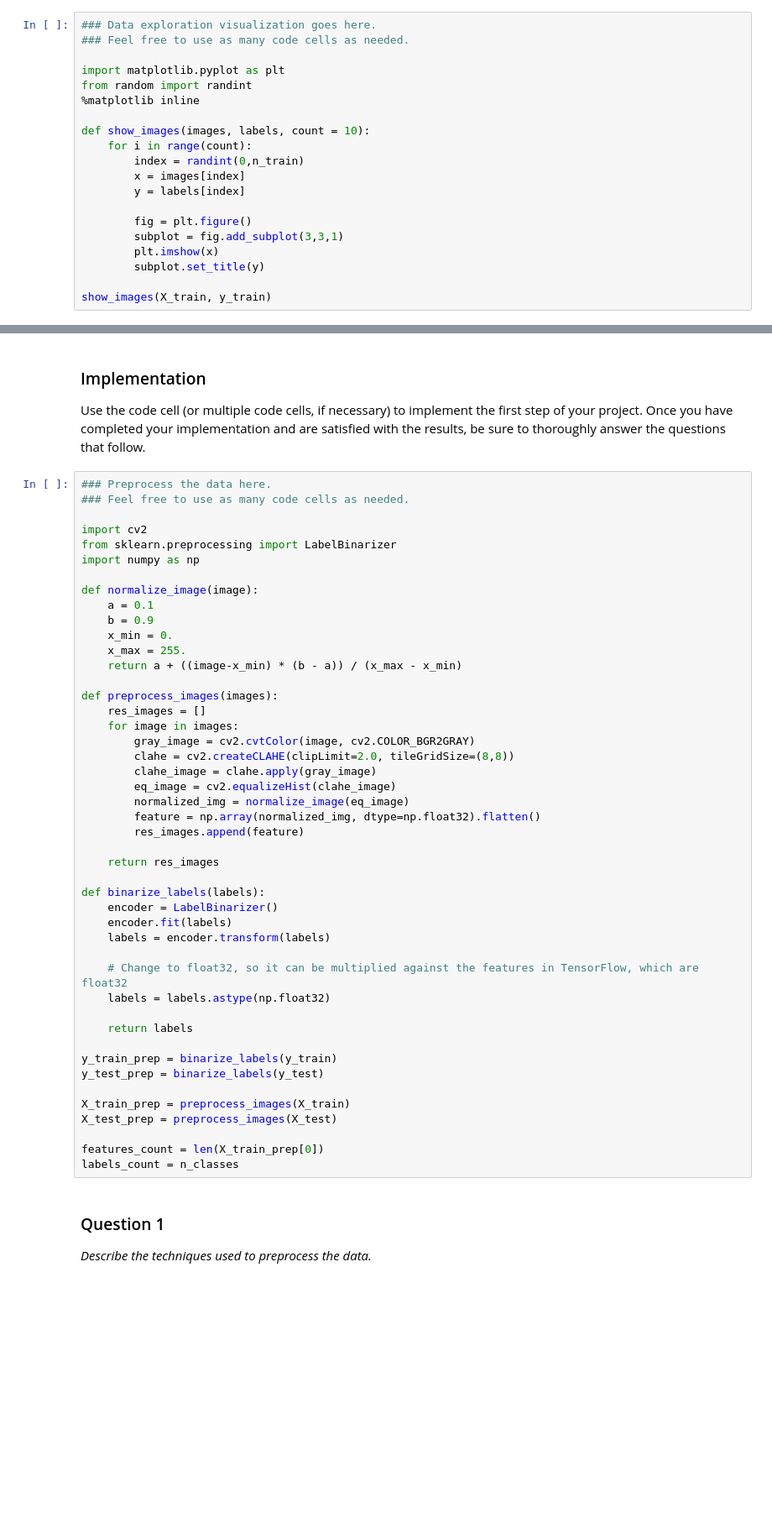
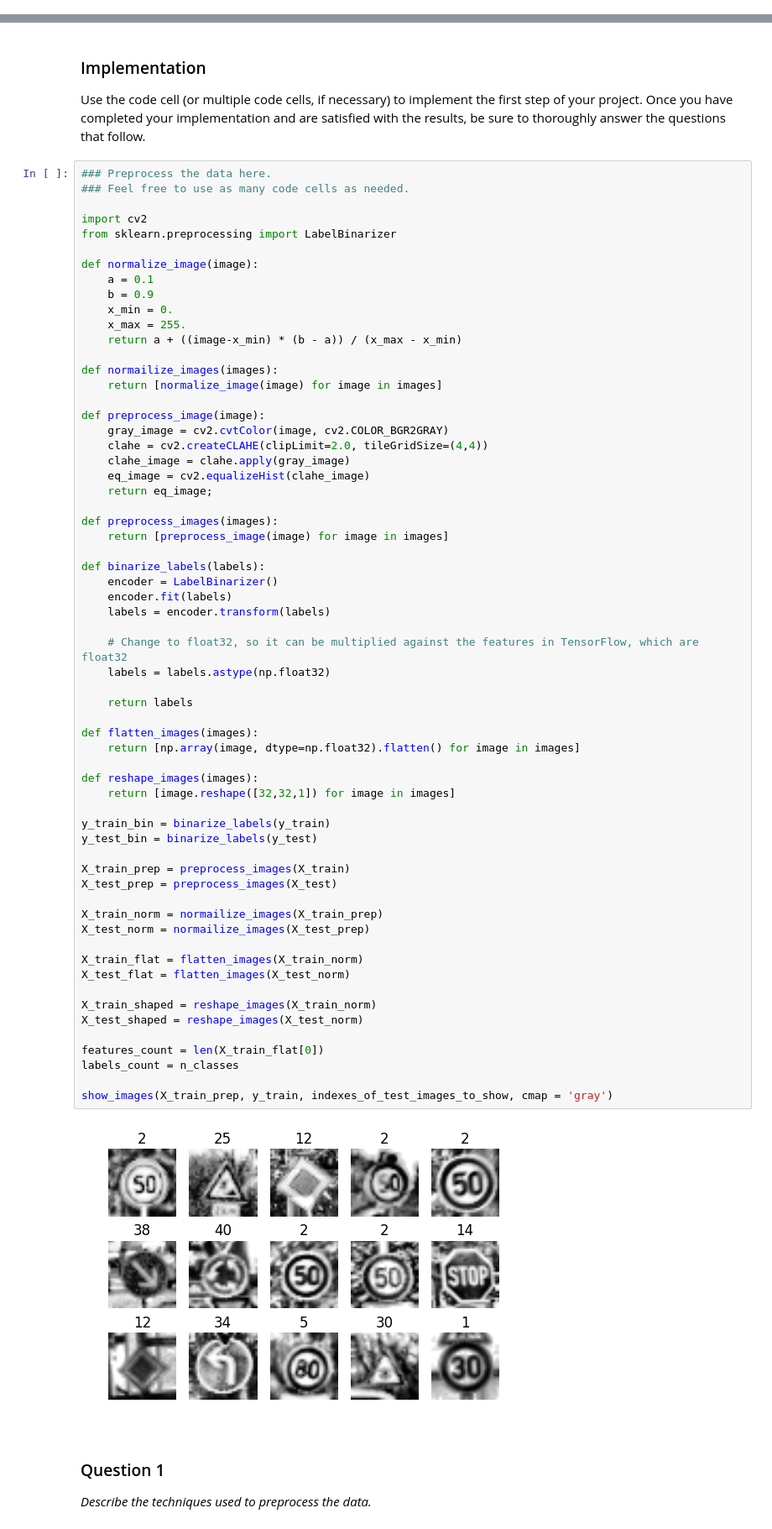
Before and after one commit to deniskrut/traffic-signs, a Jupyter notebook: Traffic_Signs_Recognition.ipynb, the cells around one changed output, grey strips where cells are left out. Shown: that part at 84% size. Cells and saved outputs as stored; diff of their text form; blank space fills up the shorter version.

```diff
--- a/Traffic_Signs_Recognition.ipynb
+++ b/Traffic_Signs_Recognition.ipynb
@@ -63,23 +97,3 @@ Number of training examples = 39209
 Number of testing examples = 12630
 Image data shape = (32, 32, 3)
 Number of classes = 43
-# %%
-### Data exploration visualization goes here.
-### Feel free to use as many code cells as needed.
-
-import matplotlib.pyplot as plt
-from random import randint
-%matplotlib inline
-
-def show_images(images, labels, count = 10):
-    for i in range(count):
-        index = randint(0,n_train)
-        x = images[index]
-        y = labels[index]
-
-        fig = plt.figure()
-        subplot = fig.add_subplot(3,3,1)
-        plt.imshow(x)
-        subplot.set_title(y)
-
-show_images(X_train, y_train)
@@ -117,48 +120,66 @@ Use the code cell (or multiple code cells, if necessary) to implement the first
 ### Preprocess the data here.
 ### Feel free to use as many code cells as needed.
 
 import cv2
 from sklearn.preprocessing import LabelBinarizer
-import numpy as np
 
 def normalize_image(image):
     a = 0.1
     b = 0.9
     x_min = 0.
     x_max = 255.
     return a + ((image-x_min) * (b - a)) / (x_max - x_min)
 
+def normailize_images(images):
+    return [normalize_image(image) for image in images]
+
+def preprocess_image(image):
+    gray_image = cv2.cvtColor(image, cv2.COLOR_BGR2GRAY)
+    clahe = cv2.createCLAHE(clipLimit=2.0, tileGridSize=(4,4))
+    clahe_image = clahe.apply(gray_image)
+    eq_image = cv2.equalizeHist(clahe_image)
+    return eq_image;
+
 def preprocess_images(images):
-    res_images = []
-    for image in images:
-        gray_image = cv2.cvtColor(image, cv2.COLOR_BGR2GRAY)
-        clahe = cv2.createCLAHE(clipLimit=2.0, tileGridSize=(8,8))
-        clahe_image = clahe.apply(gray_image)
-        eq_image = cv2.equalizeHist(clahe_image)
-        normalized_img = normalize_image(eq_image)
-        feature = np.array(normalized_img, dtype=np.float32).flatten()
-        res_images.append(feature)
-
-    return res_images
+    return [preprocess_image(image) for image in images]
 
 def binarize_labels(labels):
     encoder = LabelBinarizer()
     encoder.fit(labels)
     labels = encoder.transform(labels)
 
     # Change to float32, so it can be multiplied against the features in TensorFlow, which are float32
     labels = labels.astype(np.float32)
 
     return labels
 
-y_train_prep = binarize_labels(y_train)
-y_test_prep = binarize_labels(y_test)
+def flatten_images(images):
+    return [np.array(image, dtype=np.float32).flatten() for image in images]
+
+def reshape_images(images):
+    return [image.reshape([32,32,1]) for image in images]
+
+y_train_bin = binarize_labels(y_train)
+y_test_bin = binarize_labels(y_test)
 
 X_train_prep = preprocess_images(X_train)
 X_test_prep = preprocess_images(X_test)
 
-features_count = len(X_train_prep[0])
+X_train_norm = normailize_images(X_train_prep)
+X_test_norm = normailize_images(X_test_prep)
+
+X_train_flat = flatten_images(X_train_norm)
+X_test_flat = flatten_images(X_test_norm)
+
+X_train_shaped = reshape_images(X_train_norm)
+X_test_shaped = reshape_images(X_test_norm)
+
+features_count = len(X_train_flat[0])
 labels_count = n_classes
+
+show_images(X_train_prep, y_train, indexes_of_test_images_to_show, cmap = 'gray')
+# %% [output]
+[figure, added]
 # %% [markdown]
 ### Question 1
 
```
Also changed, not shown: parts of 8 cells of this notebook.
